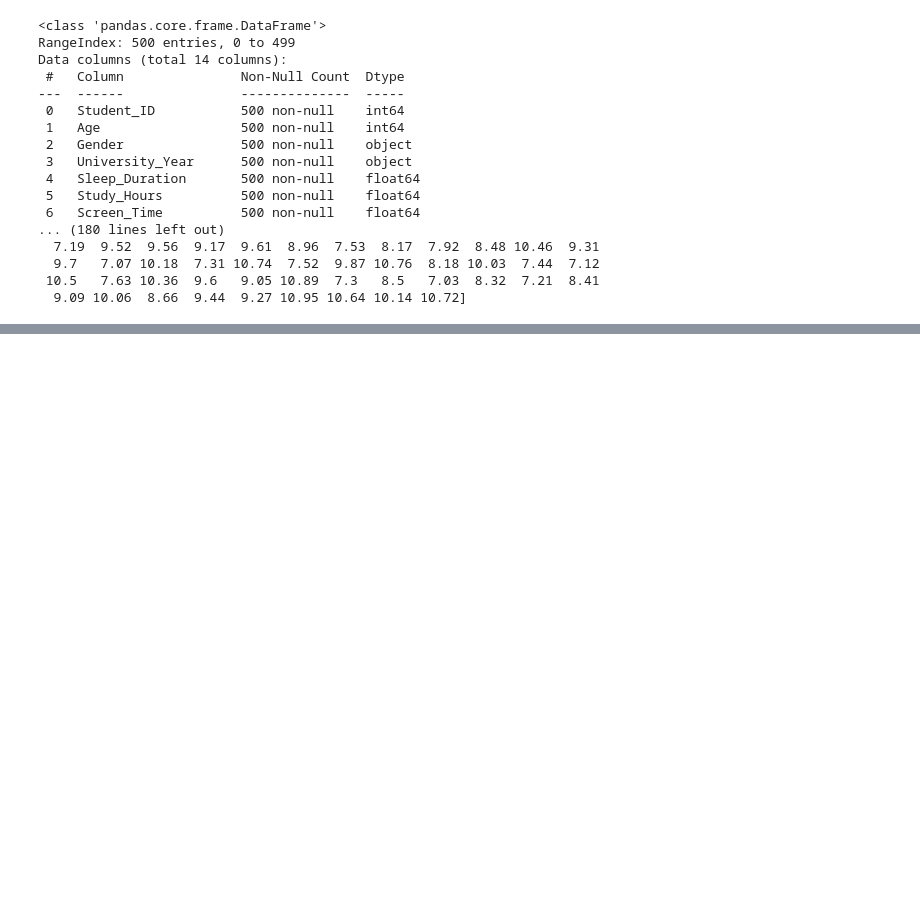
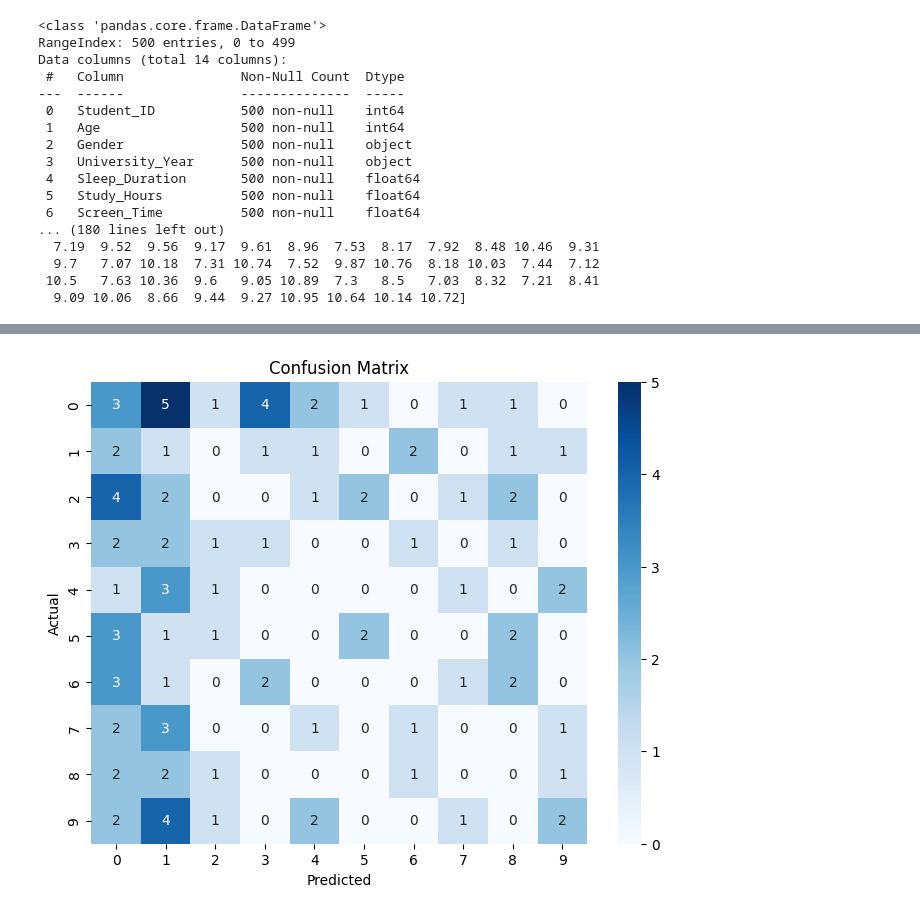
Before and after one commit to J0hun1/AI_CaseStudy_01, a Jupyter notebook: notebooks/KNN.ipynb, the cells around one changed output, grey strips where cells are left out. Drawn from its saved outputs; the diff is of its cells as text; code cells hidden in the pictures; blank space fills up the shorter version.

```diff
--- a/notebooks/KNN.ipynb
+++ b/notebooks/KNN.ipynb
@@ -8,9 +8,12 @@ warnings.filterwarnings('ignore')
 
 import matplotlib.pyplot as plt
 import seaborn as sns
+from sklearn.preprocessing import StandardScaler
+from sklearn.model_selection import train_test_split
+from sklearn.metrics import accuracy_score, classification_report, confusion_matrix
 
 # Load the CSV file into a DataFrame
-data = pd.read_csv('student_sleep_patterns.csv')
+data = pd.read_csv('../data/student_sleep_patterns.csv')
 
 # Display basic information about the DataFrame
 data.info()
@@ -44,0 +63,10 @@ Data columns (total 14 columns):
+# %%
+# Split the data into training and testing sets
+X_train, X_test, y_train, y_test = train_test_split(X_scaled, y, test_size=0.2, random_state=42)
+# %%
+from sklearn.neighbors import KNeighborsClassifier
+# Initialize the KNN classifier
+knn = KNeighborsClassifier(n_neighbors=4)
+
+# Train the KNN classifier
+knn.fit(X_train, y_train)
@@ -44,0 +75,13 @@ Data columns (total 14 columns):
+# %%
+# Make predictions on the test set
+y_pred = knn.predict(X_test)
+
+# Evaluate the model's performance
+accuracy = accuracy_score(y_test, y_pred)
+print(f'Accuracy: {accuracy:.2f}')
+
+# Print classification report
+print(classification_report(y_test, y_pred))
+
+# Print confusion matrix
+print(confusion_matrix(y_test, y_pred))
@@ -44,0 +106,11 @@ Data columns (total 14 columns):
+# %%
+# Plot confusion matrix
+conf_matrix = confusion_matrix(y_test, y_pred)
+plt.figure(figsize=(8, 6))
+sns.heatmap(conf_matrix, annot=True, fmt='d', cmap='Blues')
+plt.title('Confusion Matrix')
+plt.xlabel('Predicted')
+plt.ylabel('Actual')
+plt.show()
+# %% [output]
+[figure, added]
```
Also changed, not shown: parts of 5 cells of this notebook, 2 other files.
